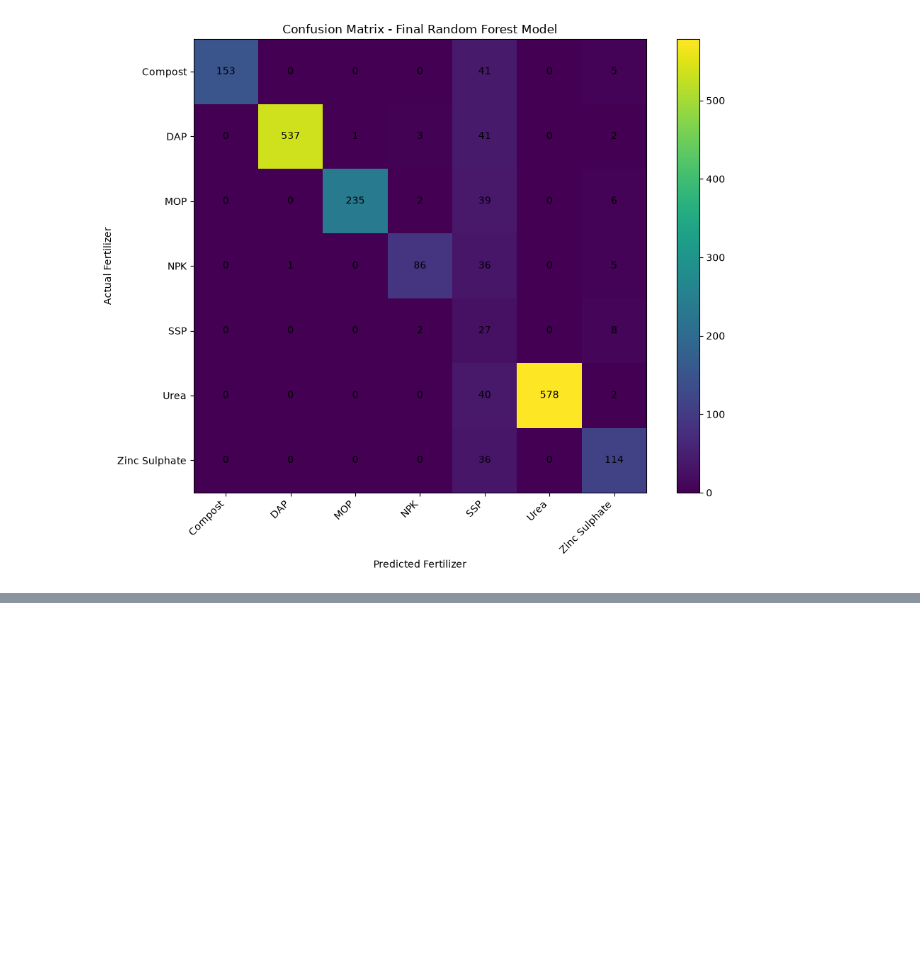
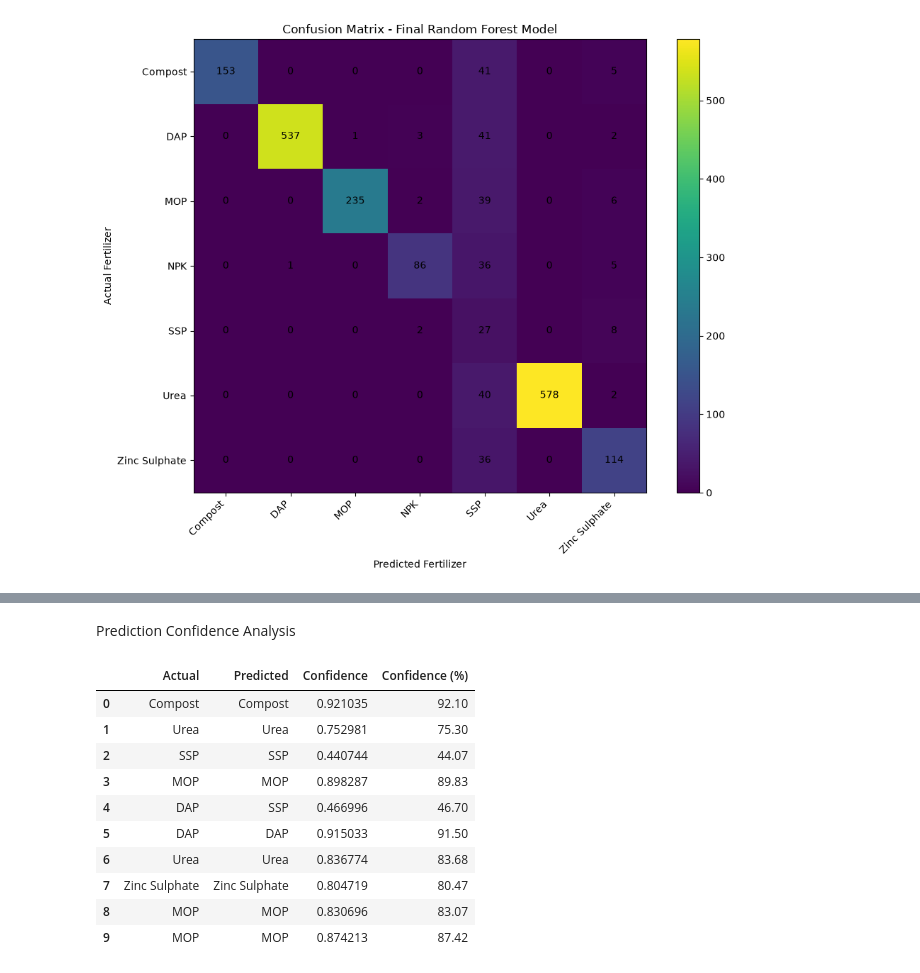
Before and after one commit to RumethW/AI-Powered-Fertilizer-Recommendation-System, a Jupyter notebook: ml_model.ipynb, the cells around one changed output, grey strips where cells are left out. Drawn from its saved outputs; the diff is of its cells as text; code cells hidden in the pictures; blank space fills up the shorter version.

```diff
--- a/ml_model.ipynb
+++ b/ml_model.ipynb
@@ -1189,0 +1252,37 @@ plt.show()
+# %% [markdown]
+Prediction Confidence Analysis
+# %%
+# Get the probability of each class for every test sample
+probabilities = final_model.predict_proba(X_test_fe_processed)
+
+# Get the highest predicted probability for each sample
+confidence_scores = np.max(
+    probabilities,
+    axis = 1
+)
+
+# Create a DataFrame showing actual, predicted, and confidence
+sample_results = pd.DataFrame({
+    "Actual": label_encoder.inverse_transform(
+        Y_test_encoded[:10]
+    ),
+    "Predicted": label_encoder.inverse_transform(final_predictions[:10]),
+    "Confidence": confidence_scores[:10]
+})
+
+# Convert confidence scores from decimals to percentages
+sample_results["Confidence (%)"] = (sample_results["Confidence"] * 100).round(2)
+
+sample_results
+# %% [output]
+|  | Actual | Predicted | Confidence | Confidence (%) |
+| 0 | Compost | Compost | 0.921035 | 92.10 |
+| 1 | Urea | Urea | 0.752981 | 75.30 |
+| 2 | SSP | SSP | 0.440744 | 44.07 |
+| 3 | MOP | MOP | 0.898287 | 89.83 |
+| 4 | DAP | SSP | 0.466996 | 46.70 |
+| 5 | DAP | DAP | 0.915033 | 91.50 |
+| 6 | Urea | Urea | 0.836774 | 83.68 |
+| 7 | Zinc Sulphate | Zinc Sulphate | 0.804719 | 80.47 |
+| 8 | MOP | MOP | 0.830696 | 83.07 |
+| 9 | MOP | MOP | 0.874213 | 87.42 |
```
Also changed, not shown: parts of 5 cells of this notebook.
